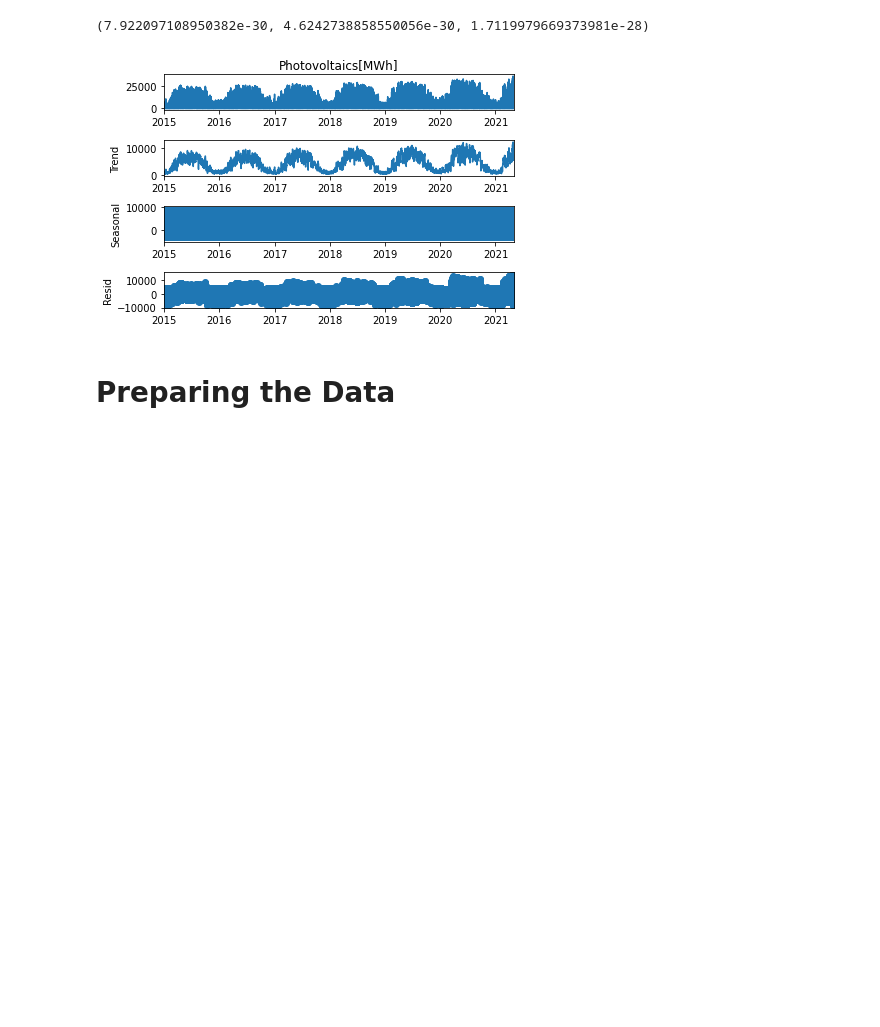
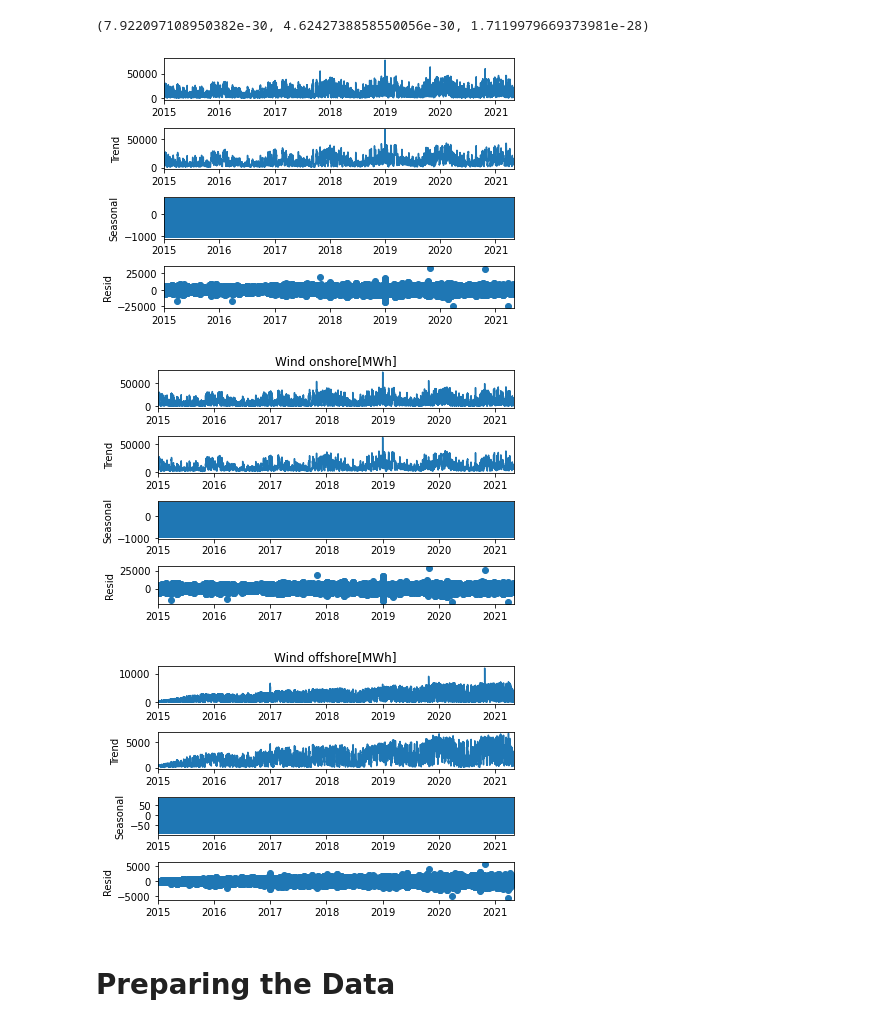
Before and after one commit to HaukeFock/predict_energy_generation, a Jupyter notebook: notebooks/hauke_fock_Model_18_wind_prediction-Sarimax.ipynb, the cells around one changed output. Drawn from its saved outputs; the diff is of its cells as text; code cells hidden in the pictures; blank space fills up the shorter version.

```diff
--- a/notebooks/hauke_fock_Model_18_wind_prediction-Sarimax.ipynb
+++ b/notebooks/hauke_fock_Model_18_wind_prediction-Sarimax.ipynb
@@ -105,14 +118,16 @@ adfuller(wind_df)[1], adfuller(wind_onshore_df)[1], adfuller(wind_offshore_df)[1
 # %%
 from statsmodels.tsa.seasonal import seasonal_decompose
 
-result_add_wind = seasonal_decompose(solar_df, model='additive')
-result_add.plot()
-result_add_wind = seasonal_decompose(solar_df, model='additive')
-result_add.plot()
-result_add_wind = seasonal_decompose(solar_df, model='additive')
-result_add.plot();
+result_add_wind = seasonal_decompose(wind_df, model='additive')
+result_add_wind.plot()
+result_add_wind_on = seasonal_decompose(wind_onshore_df, model='additive')
+result_add_wind_on.plot()
+result_add_wind_off = seasonal_decompose(wind_offshore_df, model='additive')
+result_add_wind_off.plot();
 # %% [output]
-[figure, old version]
+[figure, new version]
+[figure, added]
+[figure, added]
 # %% [markdown]
 # Preparing the Data
 # %% [markdown]
```
Also changed, not shown: parts of 52 cells of this notebook, 3 other files.
